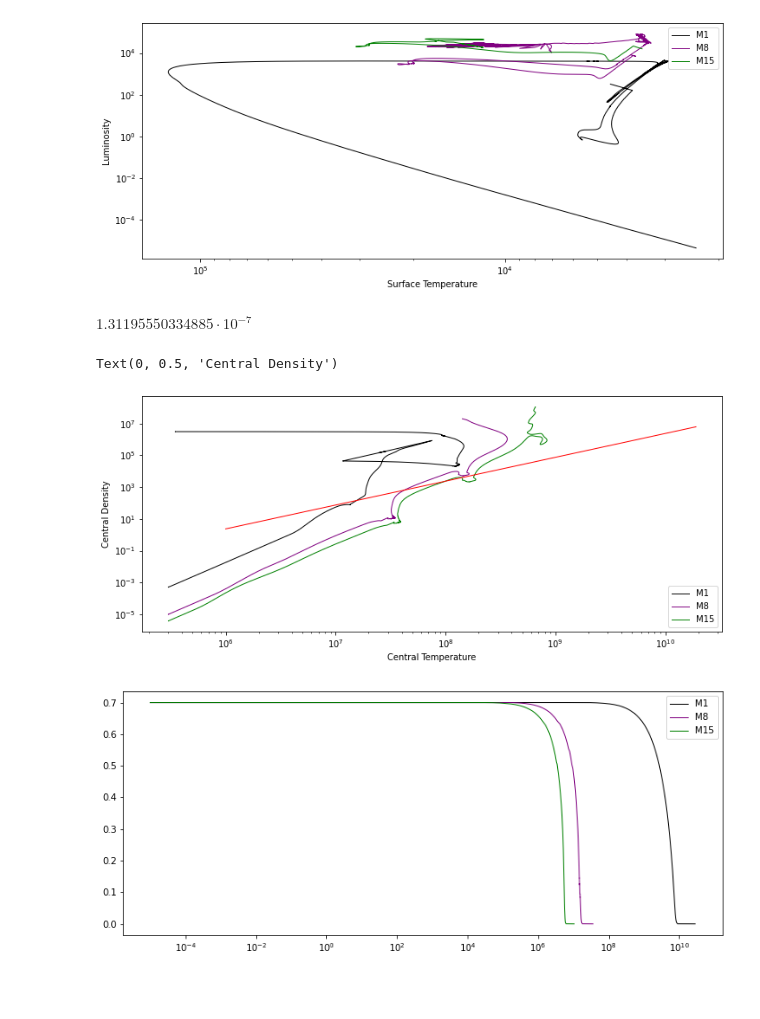
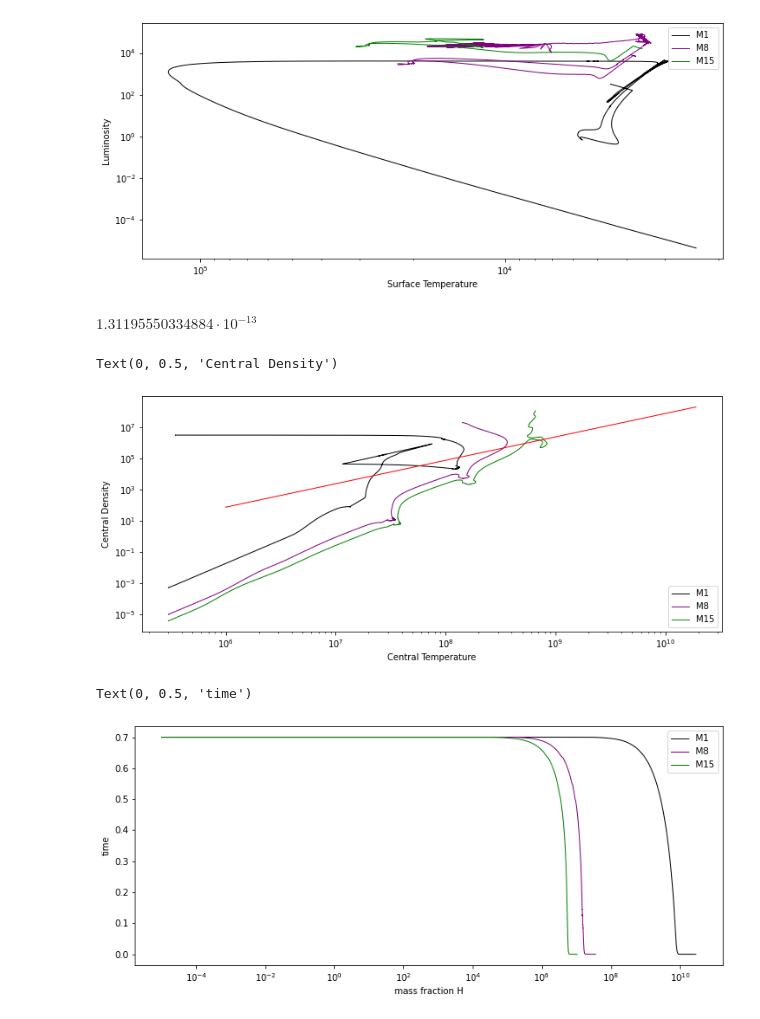
Before and after one commit to SudatKhan/ast341_hw, a Jupyter notebook: ast_hw6.ipynb, the cells around one changed output. Cells and saved outputs as stored; diff of their text form; code cells hidden in the pictures; blank space fills up the shorter version.

```diff
--- a/ast_hw6.ipynb
+++ b/ast_hw6.ipynb
@@ -46,15 +46,15 @@ Text(0, 0.5, 'Luminosity')
 [figure]
 # %%
 N_a = 6.022*10**23
-kB = 1.38*10**(-23)
+kB = 1.38*10**(-16)
 mu = 0.6135
-m_e = 9.109*10**(-31)
-h = 6.626 * 10**(-34)
-m_h = 1.674*10**(-27)
+m_e = 9.109*10**(-28)
+h = 6.626 * 10**(-27)
+m_h = 1.674*10**(-24)
 mu_e = 1.17
 simplify((20*m_e/h**2) * (math.pi/3)**(2/3) * m_h**(5/3) * mu_e**(5/3))
 # %% [output]
-$\displaystyle 1.31195550334885 \cdot 10^{-7}$
+$\displaystyle 1.31195550334884 \cdot 10^{-13}$
 # %%
 fig = plt.figure(figsize=(12,5))
 
@@ -63,7 +63,7 @@ plt.plot(central_temperature_8, central_density_8, lw=1, c='purple', label='M8'
 plt.plot(central_temperature_15, central_density_15, lw=1, c='green', label= 'M15')
 
 def rho(T):
-    return ((N_a*kB*T/mu) * 1.31195550334885*10**(-7))**(3/2)
+    return ((N_a*kB*T/mu) * 1.31195550334885*10**(-13))**(3/2)
 T = np.linspace(10**6, 19*10**9, 1000)
 plt.plot(T, rho(T), lw=1.0, c="red")
 
@@ -74,14 +74,17 @@ plt.xlabel('Central Temperature')
 plt.ylabel('Central Density')
 # %% [output]
 Text(0, 0.5, 'Central Density')
-[figure, old version]
+[figure, new version]
 # %%
 fig = plt.figure(figsize=(12,5))
 
 plt.plot(time, mass_fraction, lw=1, c='black', label = 'M1')
 plt.plot(time_8, mass_fraction_8, lw=1, c='purple', label='M8' )
 plt.plot(time_15, mass_fraction_15, lw=1, c='green', label= 'M15')
 plt.legend()
 plt.xscale('log')
+plt.xlabel('mass fraction H')
+plt.ylabel('time')
 # %% [output]
+Text(0, 0.5, 'time')
-[figure, old version]
+[figure, new version]
```
Also changed, not shown: parts of 2 cells of this notebook.
